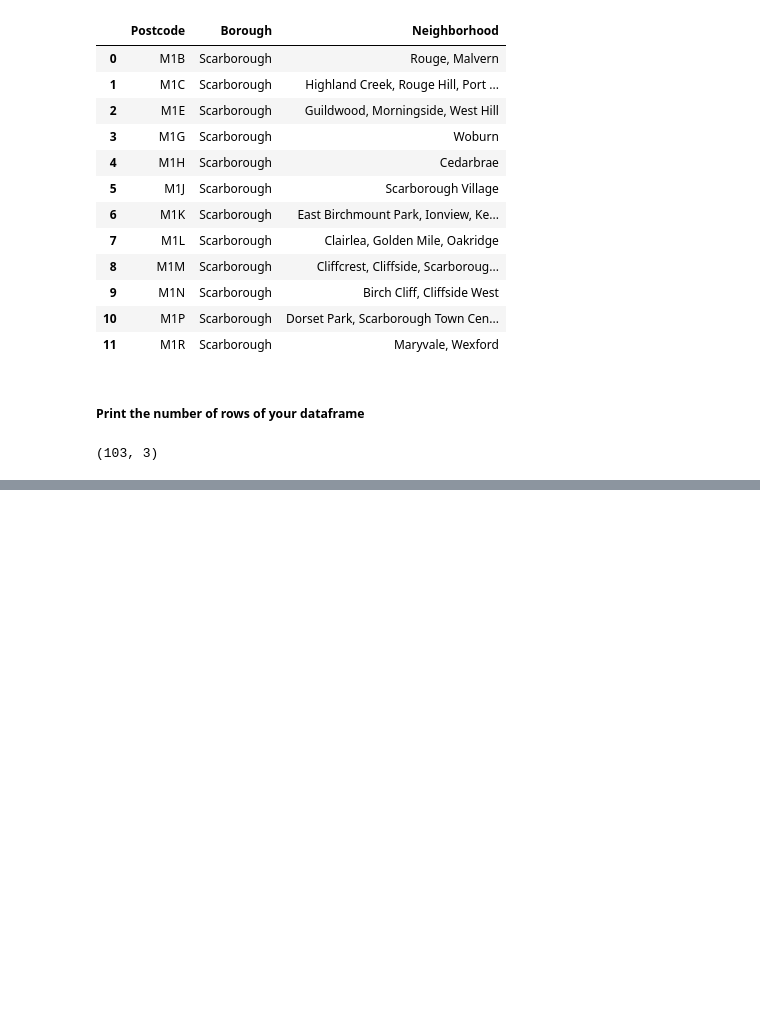
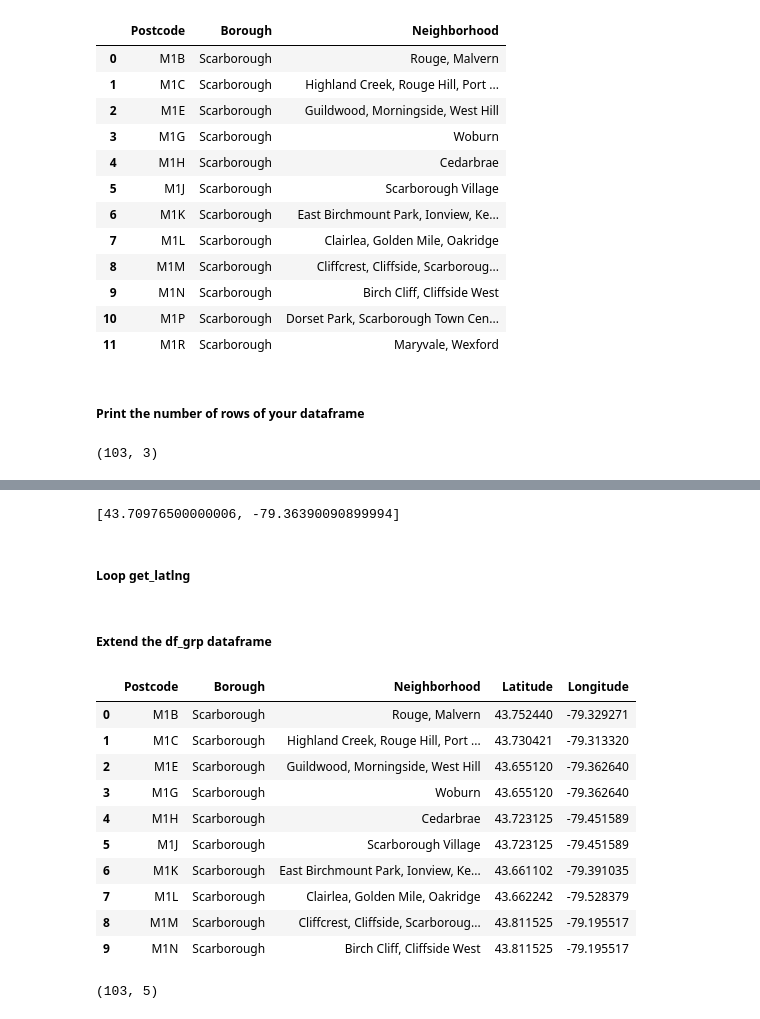
Before and after one commit to fox-fox-fox/Coursera_Capstone, a Jupyter notebook: Toronto Assignment.ipynb, the cells around one changed output, grey strips where cells are left out. Cells and saved outputs as stored; diff of their text form; code cells hidden in the pictures; blank space fills up the shorter version.

```diff
--- a/Toronto Assignment.ipynb
+++ b/Toronto Assignment.ipynb
@@ -59,9 +91,9 @@ df_can_postcode.head()
 # %% [markdown]
 ##### Group the data by Postcode & Borough
 # %%
-df_grp_can = df_can_postcode.groupby(['Postcode', 'Borough'])['Neighborhood'].apply(', '.join).reset_index()
-df_grp_can.columns = ['Postcode', 'Borough', 'Neighborhood']
-df_grp_can.head(12)
+df_grp = df.groupby(['Postcode', 'Borough'])['Neighborhood'].apply(', '.join).reset_index()
+df_grp.columns = ['Postcode', 'Borough', 'Neighborhood']
+df_grp.head(12)
 # %% [output]
 |  | Postcode | Borough | Neighborhood |
 | 0 | M1B | Scarborough | Rouge, Malvern |
@@ -84,0 +137,15 @@ df_grp_can.shape
+# %%
+def get_latlng(postal_code):
+    # initialize your variable to None
+    lat_lng_coords = None
+    # loop until you get the coordinates
+    while(lat_lng_coords is None):
+        g = geocoder.arcgis('{}, Toronto, Ontario'.format(postal_code))
+        lat_lng_coords = g.latlng
+    return lat_lng_coords
+
+get_latlng('M4G')
+# %% [output]
+[43.70976500000006, -79.36390090899994]
+# %% [markdown]
+##### Loop get_latlng
@@ -84,0 +155,2 @@ df_grp_can.shape
+# %% [markdown]
+##### Extend the df_grp dataframe
@@ -84,0 +161,19 @@ df_grp_can.shape
+# %%
+
+df_grp.head(10)
+# %% [output]
+|  | Postcode | Borough | Neighborhood | Latitude | Longitude |
+| 0 | M1B | Scarborough | Rouge, Malvern | 43.752440 | -79.329271 |
+| 1 | M1C | Scarborough | Highland Creek, Rouge Hill, Port ... | 43.730421 | -79.313320 |
+| 2 | M1E | Scarborough | Guildwood, Morningside, West Hill | 43.655120 | -79.362640 |
+| 3 | M1G | Scarborough | Woburn | 43.655120 | -79.362640 |
+| 4 | M1H | Scarborough | Cedarbrae | 43.723125 | -79.451589 |
+| 5 | M1J | Scarborough | Scarborough Village | 43.723125 | -79.451589 |
+| 6 | M1K | Scarborough | East Birchmount Park, Ionview, Ke... | 43.661102 | -79.391035 |
+| 7 | M1L | Scarborough | Clairlea, Golden Mile, Oakridge | 43.662242 | -79.528379 |
+| 8 | M1M | Scarborough | Cliffcrest, Cliffside, Scarboroug... | 43.811525 | -79.195517 |
+| 9 | M1N | Scarborough | Birch Cliff, Cliffside West | 43.811525 | -79.195517 |
+# %%
+df_grp.shape
+# %% [output]
+(103, 5)
```
Also changed, not shown: parts of 47 cells of this notebook.
